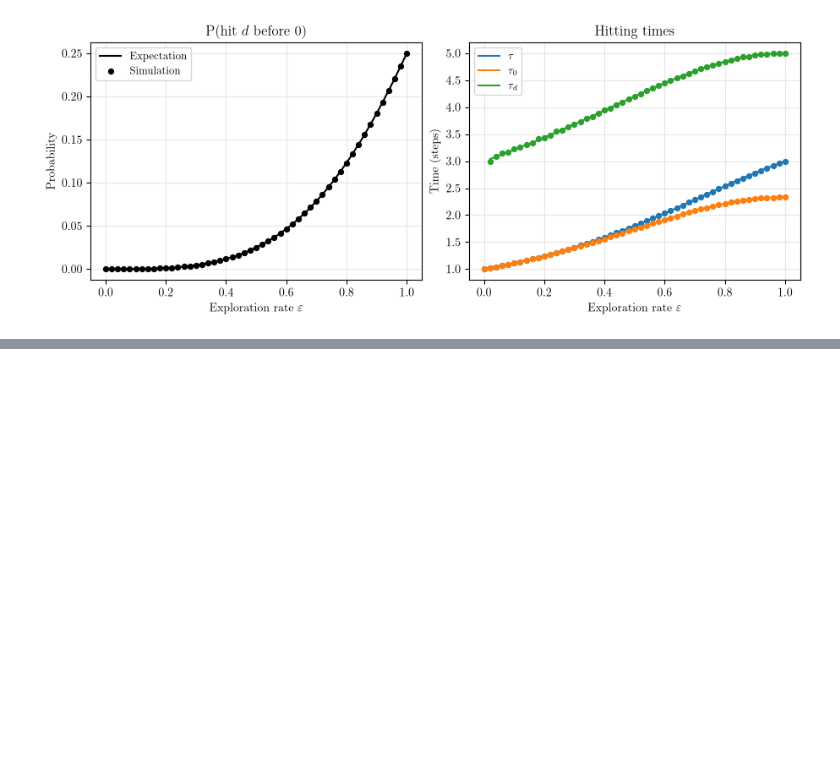
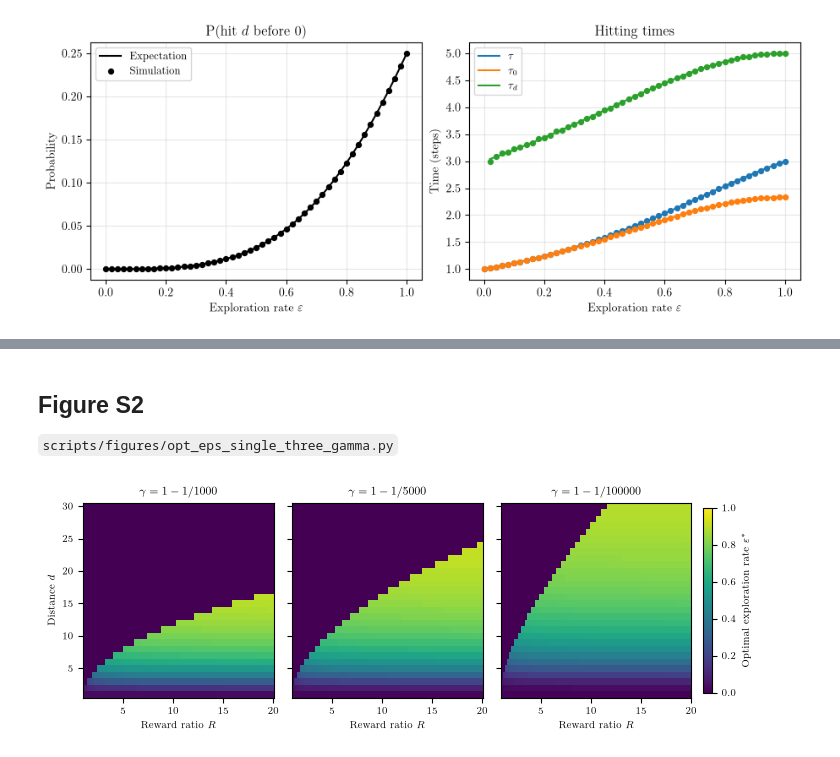
Before and after one commit to james-wolfe/competitive-exploration, a Jupyter notebook: notebooks/sup_figs.ipynb, the cells around one changed output, grey strips where cells are left out. Cells and saved outputs as stored; diff of their text form; code cells hidden in the pictures; blank space fills up the shorter version.

```diff
--- a/notebooks/sup_figs.ipynb
+++ b/notebooks/sup_figs.ipynb
@@ -607,0 +614,39 @@ save_figure(fig, "hitting_stats.pdf")
+# %% [markdown]
+## Figure S2
+`scripts/figures/opt_eps_single_three_gamma.py`
+# %%
+"""Figure S2: the optimal exploration rate over reward ratio and distance for three
+discount factors (Figure 2B with the shortest horizon as well)."""
+
+import matplotlib.pyplot as plt
+import numpy as np
+
+from competitive_exploration.paths import DATA_DIR
+from competitive_exploration.plotting import (
+    CM,
+    PNAS_WIDTHS,
+    centers_to_edges,
+    save_figure,
+    use_paper_style,
+)
+
+use_paper_style(final_size=True)
+opt_data = np.load(DATA_DIR / "opt_eps_single.npz")
+
+fig = plt.figure(figsize=(PNAS_WIDTHS["double"], 6.4 * CM), layout="constrained")
+R_edges = centers_to_edges(opt_data["R_values"])
+d_edges = centers_to_edges(opt_data["d_values"])
+axes = fig.subplots(1, len(opt_data["T_values"]), sharey=True)
+for ax, T, opt_eps in zip(axes, opt_data["T_values"], opt_data["opt_eps"]):
+    image = ax.pcolormesh(
+        R_edges, d_edges, opt_eps, cmap="viridis", vmin=0, vmax=1, rasterized=True
+    )
+    ax.set_title(rf"$\gamma = 1 - 1/{T}$")
+    ax.set_xlabel(r"Reward ratio $R$")
+axes[0].set_ylabel(r"Distance $d$")
+colorbar = fig.colorbar(image, ax=axes, pad=0.01, shrink=0.95)
+colorbar.set_label(r"Optimal exploration rate $\varepsilon^*$")
+
+save_figure(fig, "opt_eps_single_three_gamma.pdf")
+# %% [output]
+[figure, added]
```
Also changed, not shown: parts of 5 cells of this notebook, 9 other files.
